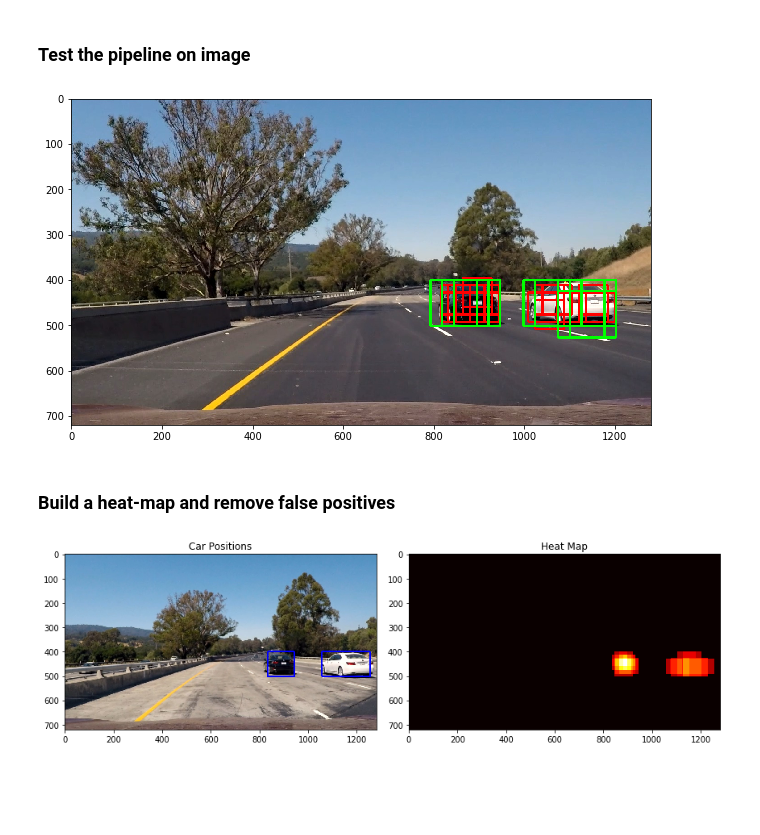
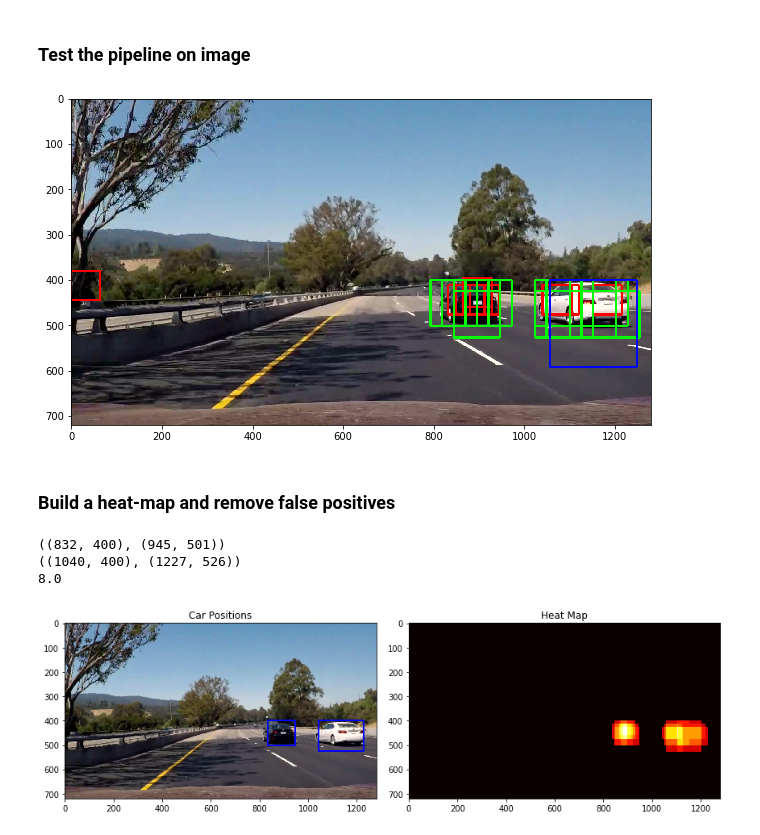
Before and after one commit to hankkkwu/SDCND-Vehicle_Detection, a Jupyter notebook: Vehicle_Detection.ipynb, the cells around one changed output. Drawn from its saved outputs; the diff is of its cells as text; code cells hidden in the pictures; blank space fills up the shorter version.

```diff
--- a/Vehicle_Detection.ipynb
+++ b/Vehicle_Detection.ipynb
@@ -268,38 +268,38 @@ X_scaler = dist_pickle["scaler"]
 orient = dist_pickle["orient"]
 pix_per_cell = dist_pickle["pix_per_cell"]
 cell_per_block = dist_pickle["cell_per_block"]
 spatial_size = dist_pickle["spatial_size"]
 hist_bins = dist_pickle["hist_bins"]
 color_space = dist_pickle["color_space"]
 ystart = 400
 ystop = 656
 scale = 1.5
 # cells_per_step = 2
 
 # ystart, ystop, scale, overlap, color
 searches = [
-    (380, 600, 1.0, 1, (0, 0, 255)),  # 64x64
-    (400, 600, 1.6, 2, (0, 255, 0)),  # 101x101
-    (400, 680, 3.0, 2, (255, 0, 0)),  # 161x161
+    (380, 480, 1.0, 1, (0, 0, 255)),  # 64x64
+    (400, 550, 1.6, 1, (0, 255, 0)),  # 101x101
+    (400, 610, 3.0, 2, (255, 0, 0)),  # 161x161
     (400, 680, 4.0, 2, (255, 255, 0)), # 256x256
 ]
 bbox_list = []
 
-filename = 'test_images/test6.jpg'
+filename = 'test_images/scene00022.jpg'
 img = cv2.imread(filename)
 draw_img = np.copy(img)
 for ystart, ystop, scale, cells_per_step, color in searches:
     bboxes = find_cars(img, ystart, ystop, color_space, scale, svc, X_scaler, orient,
                        pix_per_cell, cell_per_block, spatial_size, hist_bins)
     if len(bboxes) > 0:
         bbox_list.append(bboxes)
     draw_img = draw_boxes(draw_img, bboxes, color=color, thick=3)
 plt.figure(figsize=(12, 6))
 plt.imshow(cv2.cvtColor(draw_img, cv2.COLOR_BGR2RGB))
 #plt.savefig('./report/sliding_window.png')
 plt.show()
 # %% [output]
-[figure, old version]
+[figure, new version]
 # %% [markdown]
 ### Build a heat-map and remove false positives
 # %%
@@ -327,18 +327,19 @@ def draw_labeled_bboxes(img, labels):
         y = np.array(nonzero[0])
         x = np.array(nonzero[1])
         bbox = ((np.min(x), np.min(y)), (np.max(x), np.max(y)))
+        print(bbox)
         cv2.rectangle(img, bbox[0], bbox[1], (255,0,0), 6)
     return img
 
 # ystart, ystop, scale, overlap, color
 searches = [
-    (380, 600, 1.0, 1, (0, 0, 255)),  # 64x64
-    (400, 600, 1.6, 2, (0, 255, 0)),  # 102x102
-    (400, 680, 3.0, 2, (255, 0, 0)),  # 192x192
+    (380, 480, 1.0, 1, (0, 0, 255)),  # 64x64
+    (400, 550, 1.6, 1, (0, 255, 0)),  # 101x101
+    (400, 610, 3.0, 2, (255, 0, 0)),  # 161x161
     (400, 680, 4.0, 2, (255, 255, 0)), # 256x256
 ]
 
-filename = 'test_images/test1.jpg'
+filename = 'test_images/scene00022.jpg'
 img = cv2.imread(filename)
 
 total_boxes = []
@@ -364,6 +365,7 @@ heatmap = np.clip(heat, 0, 255)
 labels = label(heatmap)
 
 draw = draw_labeled_bboxes(img, labels)
+print(heatmap[450,900])
 
 fig = plt.figure(figsize=(12, 6))
 plt.subplot(121)
@@ -375,4 +377,7 @@ plt.title('Heat Map')
 fig.tight_layout()
 plt.show()
 # %% [output]
+((832, 400), (945, 501))
+((1040, 400), (1227, 526))
+8.0
-[figure, old version]
+[figure, new version]
```
Also changed, not shown: parts of 6 cells of this notebook.
